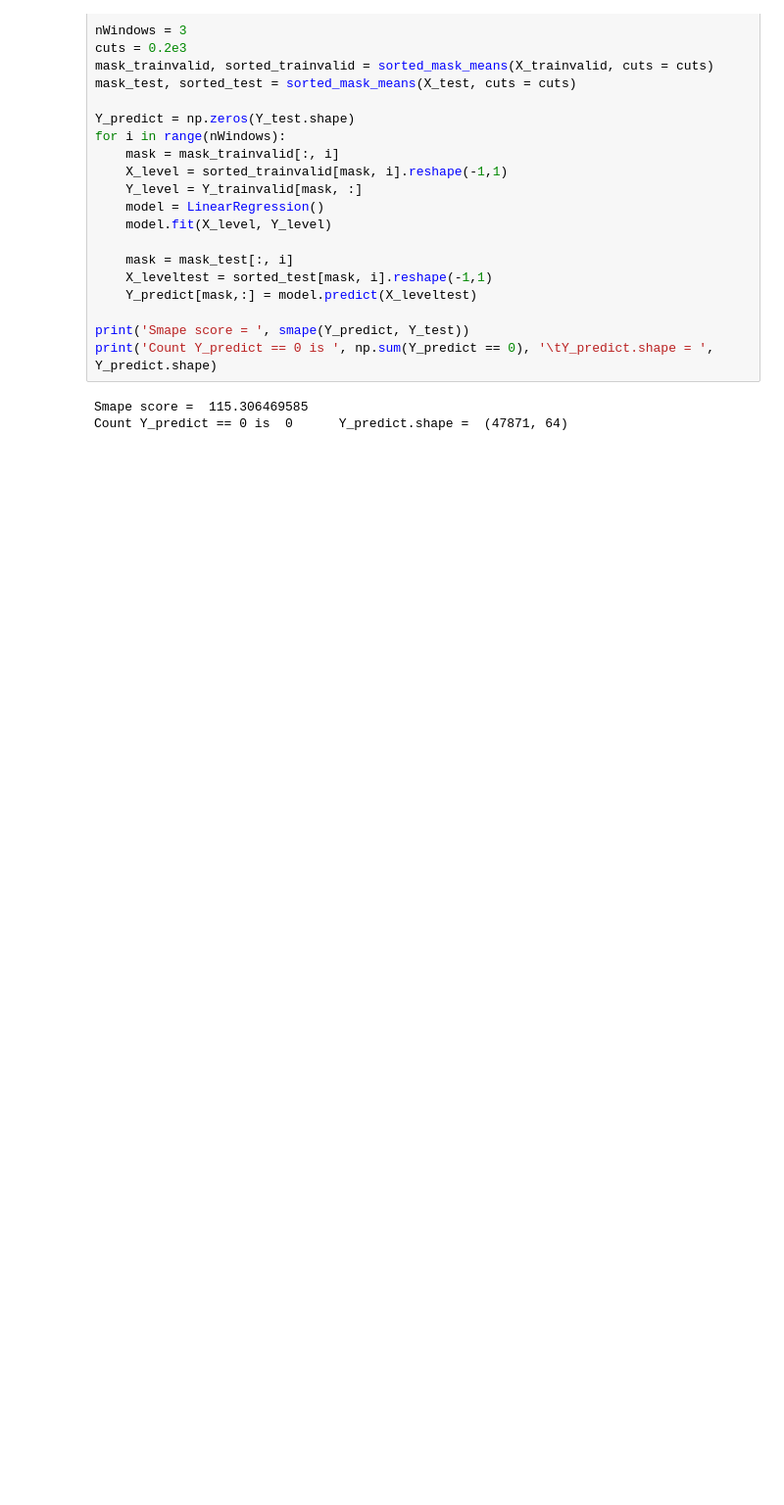
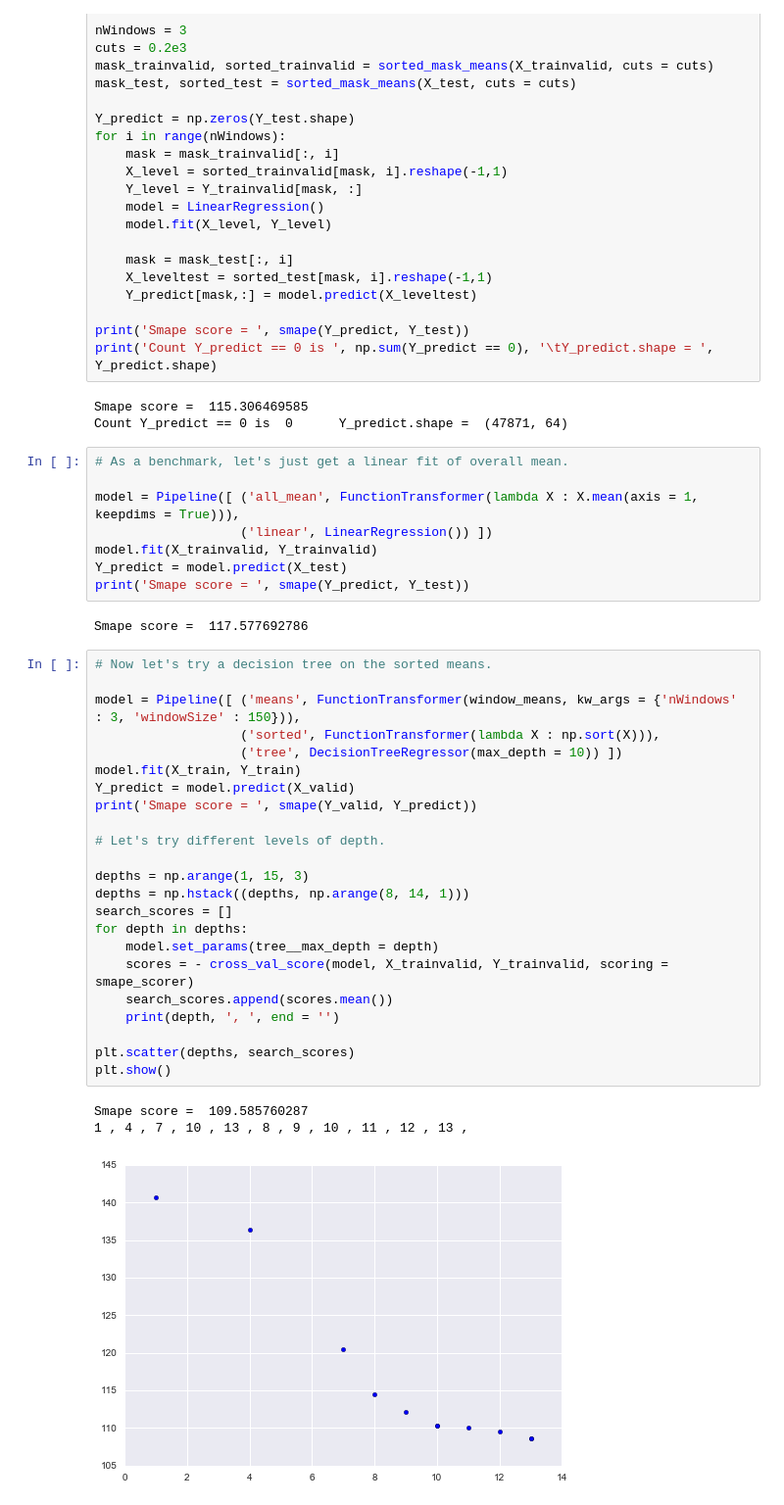
Before and after one commit to MatthewMcGonagle/KaggleWikiTraffic, a Jupyter notebook: SortedWindows.ipynb, the cells around one changed output. Shown: that part at 98% size. Saved outputs shown, nothing was run; the diff lists cells and outputs as text; blank space fills up the shorter version.

Commit message:
Using transforms of target variables, we are able to get better SMAPE scores for non-parametric L2 Regressions.

```diff
--- a/SortedWindows.ipynb
+++ b/SortedWindows.ipynb
@@ -243,3 +244,40 @@ print('Count Y_predict == 0 is ', np.sum(Y_predict == 0), '\tY_predict.shape = '
 # %% [output]
 Smape score =  115.306469585
 Count Y_predict == 0 is  0      Y_predict.shape =  (47871, 64)
+# %%
+# As a benchmark, let's just get a linear fit of overall mean.
+
+model = Pipeline([ ('all_mean', FunctionTransformer(lambda X : X.mean(axis = 1, keepdims = True))),
+                   ('linear', LinearRegression()) ])
+model.fit(X_trainvalid, Y_trainvalid)
+Y_predict = model.predict(X_test)
+print('Smape score = ', smape(Y_predict, Y_test))
+# %% [output]
+Smape score =  117.577692786
+# %%
+# Now let's try a decision tree on the sorted means.
+
+model = Pipeline([ ('means', FunctionTransformer(window_means, kw_args = {'nWindows' : 3, 'windowSize' : 150})),
+                   ('sorted', FunctionTransformer(lambda X : np.sort(X))),
+                   ('tree', DecisionTreeRegressor(max_depth = 10)) ])
+model.fit(X_train, Y_train)
+Y_predict = model.predict(X_valid)
+print('Smape score = ', smape(Y_valid, Y_predict))
+
+# Let's try different levels of depth.
+
+depths = np.arange(1, 15, 3)
+depths = np.hstack((depths, np.arange(8, 14, 1)))
+search_scores = []
+for depth in depths:
+    model.set_params(tree__max_depth = depth)
+    scores = - cross_val_score(model, X_trainvalid, Y_trainvalid, scoring = smape_scorer)
+    search_scores.append(scores.mean())
+    print(depth, ', ', end = '')
+
+plt.scatter(depths, search_scores)
+plt.show()
+# %% [output]
+Smape score =  109.585760287
+1 , 4 , 7 , 10 , 13 , 8 , 9 , 10 , 11 , 12 , 13 ,
+[figure, added]
```
Also changed, not shown: parts of 6 cells of this notebook, 1 other file.
